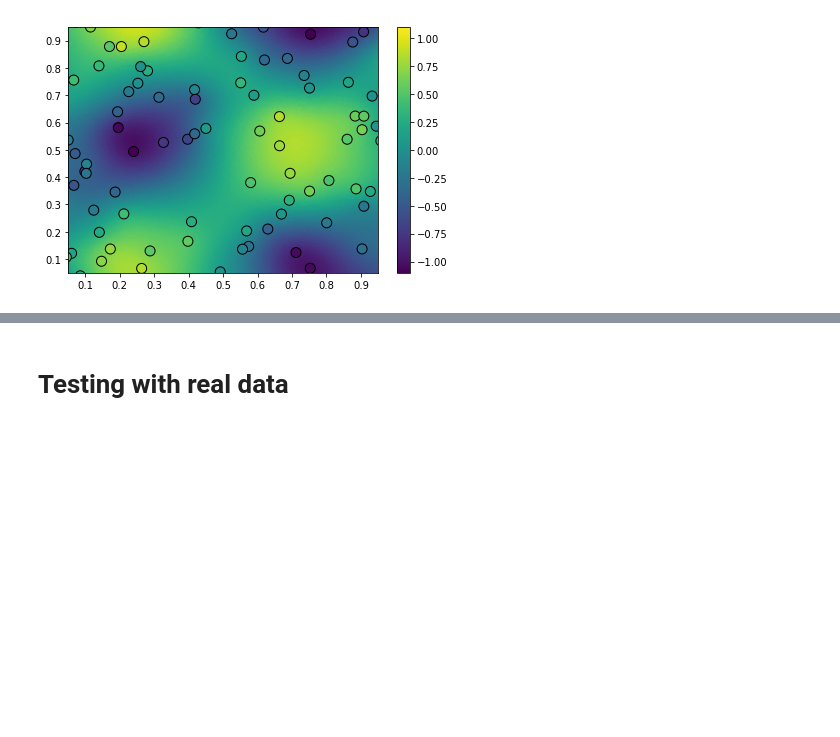
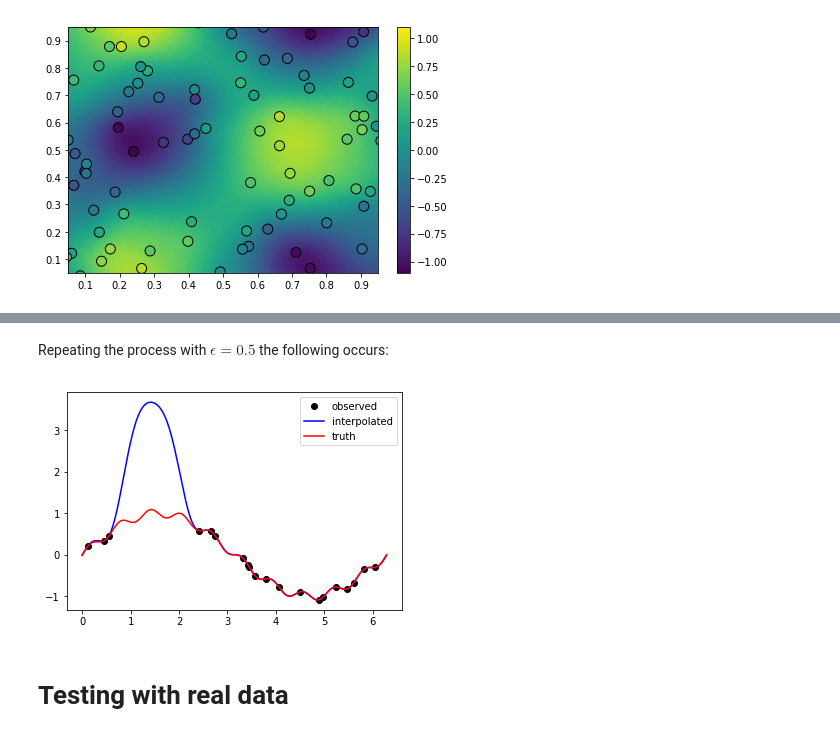
Before and after one commit to NelisW/PythonNotesToSelf, a Jupyter notebook: RBF-Interpolation.ipynb, the cells around one changed output, grey strips where cells are left out. Saved outputs shown, nothing was run; the diff lists cells and outputs as text; code cells hidden in the pictures; blank space fills up the shorter version.

Commit message:
Interim update, working towards understanding Trever's basis function

```diff
--- a/RBF-Interpolation.ipynb
+++ b/RBF-Interpolation.ipynb
@@ -402,3 +441,18 @@ plt.show()
+# %% [markdown]
+Repeating the process with $\epsilon=0.5$ the following occurs:
+# %%
+# repeat for eps=0.5
+I = rbf.interpolate.RBFInterpolant(
+        phi_obs[:,None],u_obs, basis=periodic_rbf,order=0,
+        penalty=0.0,eps=0.5,)
+u_itp = I(phi_itp[:,None])
+plt.plot(phi_obs,u_obs,'ko',label='observed')
+plt.plot(phi_itp,u_itp,'b-',label='interpolated')
+plt.plot(phi_itp,truth,'r-',label='truth')
+plt.legend()
+plt.show()
+# %% [output]
+[figure, added]
 # %% [markdown]
 # Testing with real data
 # %% [markdown]
```
Also changed, not shown: parts of 14 cells of this notebook.
